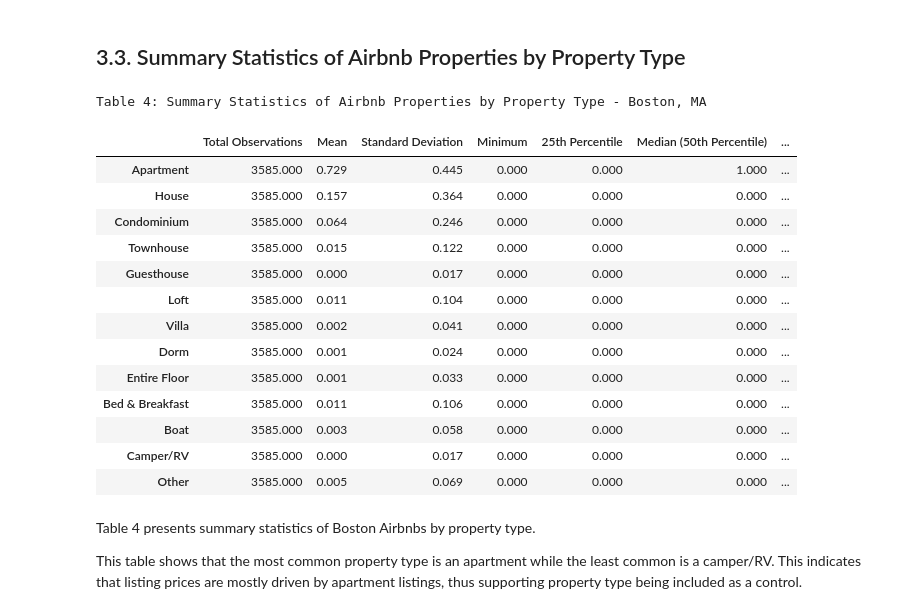
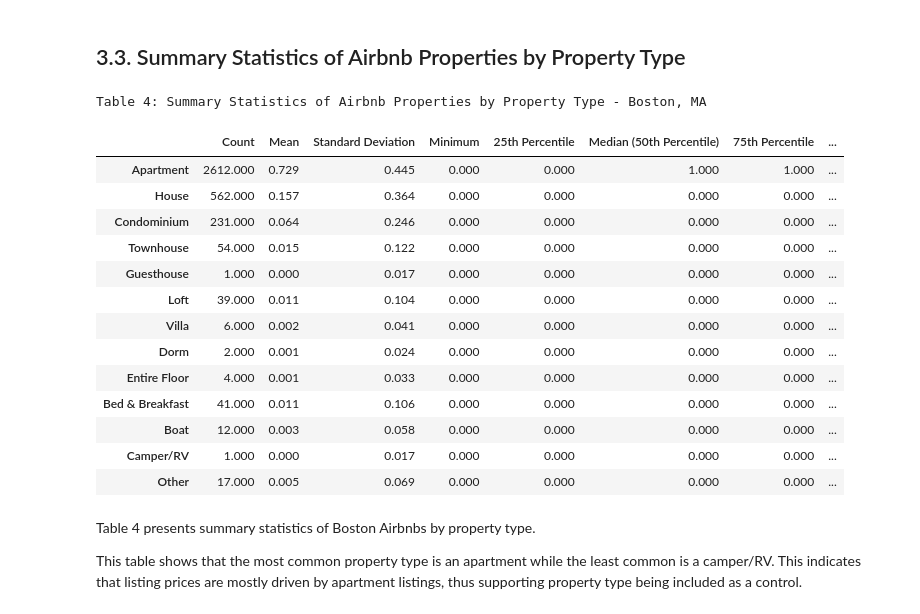
Before and after one commit to ECO225-W2025/eco225-project-code-easteli, a Jupyter notebook: Project1EliEaston.ipynb, the cells around one changed output. Drawn from its saved outputs; the diff is of its cells as text; code cells hidden in the pictures.

```diff
--- a/Project1EliEaston.ipynb
+++ b/Project1EliEaston.ipynb
@@ -314,42 +314,55 @@ This table shows that the most common Airbnb room type is an entire home or apar
 # %%
 #Generate summary stats of property type
 
 #Drop duplicate listings
 listings_temp3 = CalLisCrime.drop_duplicates(subset=["id"], keep="first")
+
+#Count the number of listings by property type, save to dataframe called count
+count = listings_temp3[["Apartment", "House", "Condominium",
+                                 "Townhouse", "Guesthouse", "Loft",
+                                 "Villa", "Dorm", "Entire Floor",
+                                 "Bed & Breakfast", "Boat", "Camper/RV",
+                                 "Other"]].sum().to_frame()
 
 #Create table of summary statistics for listings by property type
 summary_stats4 = listings_temp3[["Apartment", "House", "Condominium",
                                  "Townhouse", "Guesthouse", "Loft",
                                  "Villa", "Dorm", "Entire Floor",
                                  "Bed & Breakfast", "Boat", "Camper/RV",
                                  "Other"]].describe().T.round(3)
 
+#Drop "count" column
+summary_stats4.drop(columns=["count"], inplace=True)
+
+#Merge count and summary_stats4 dataframes
+summary_stats4 = count.merge(summary_stats4, left_index=True, right_index=True)
+
 #Rename columns
-summary_stats4.columns = ["Total Observations", "Mean", "Standard Deviation",
+summary_stats4.columns = ["Count", "Mean", "Standard Deviation",
                           "Minimum", "25th Percentile",
                           "Median (50th Percentile)", "75th Percentile",
                           "Maximum"]
 
 #Create title
 summary_stats4.style.set_caption("Table 4: Summary Statistics of Airbnb \
                                  Properties by Property Type - \
                                  Boston, MA").format("{:.3f}")
 # %% [output]
 Table 4: Summary Statistics of Airbnb Properties by Property Type - Boston, MA
-|  | Total Observations | Mean | Standard Deviation | Minimum | 25th Percentile | Median (50th Percentile) | ... |
-| Apartment | 3585.000 | 0.729 | 0.445 | 0.000 | 0.000 | 1.000 | ... |
-| House | 3585.000 | 0.157 | 0.364 | 0.000 | 0.000 | 0.000 | ... |
-| Condominium | 3585.000 | 0.064 | 0.246 | 0.000 | 0.000 | 0.000 | ... |
-| Townhouse | 3585.000 | 0.015 | 0.122 | 0.000 | 0.000 | 0.000 | ... |
-| Guesthouse | 3585.000 | 0.000 | 0.017 | 0.000 | 0.000 | 0.000 | ... |
-| Loft | 3585.000 | 0.011 | 0.104 | 0.000 | 0.000 | 0.000 | ... |
-| Villa | 3585.000 | 0.002 | 0.041 | 0.000 | 0.000 | 0.000 | ... |
-| Dorm | 3585.000 | 0.001 | 0.024 | 0.000 | 0.000 | 0.000 | ... |
-| Entire Floor | 3585.000 | 0.001 | 0.033 | 0.000 | 0.000 | 0.000 | ... |
-| Bed & Breakfast | 3585.000 | 0.011 | 0.106 | 0.000 | 0.000 | 0.000 | ... |
-| Boat | 3585.000 | 0.003 | 0.058 | 0.000 | 0.000 | 0.000 | ... |
-| Camper/RV | 3585.000 | 0.000 | 0.017 | 0.000 | 0.000 | 0.000 | ... |
-| Other | 3585.000 | 0.005 | 0.069 | 0.000 | 0.000 | 0.000 | ... |
+|  | Count | Mean | Standard Deviation | Minimum | 25th Percentile | Median (50th Percentile) | 75th Percentile | ... |
+| Apartment | 2612.000 | 0.729 | 0.445 | 0.000 | 0.000 | 1.000 | 1.000 | ... |
+| House | 562.000 | 0.157 | 0.364 | 0.000 | 0.000 | 0.000 | 0.000 | ... |
+| Condominium | 231.000 | 0.064 | 0.246 | 0.000 | 0.000 | 0.000 | 0.000 | ... |
+| Townhouse | 54.000 | 0.015 | 0.122 | 0.000 | 0.000 | 0.000 | 0.000 | ... |
+| Guesthouse | 1.000 | 0.000 | 0.017 | 0.000 | 0.000 | 0.000 | 0.000 | ... |
+| Loft | 39.000 | 0.011 | 0.104 | 0.000 | 0.000 | 0.000 | 0.000 | ... |
+| Villa | 6.000 | 0.002 | 0.041 | 0.000 | 0.000 | 0.000 | 0.000 | ... |
+| Dorm | 2.000 | 0.001 | 0.024 | 0.000 | 0.000 | 0.000 | 0.000 | ... |
+| Entire Floor | 4.000 | 0.001 | 0.033 | 0.000 | 0.000 | 0.000 | 0.000 | ... |
+| Bed & Breakfast | 41.000 | 0.011 | 0.106 | 0.000 | 0.000 | 0.000 | 0.000 | ... |
+| Boat | 12.000 | 0.003 | 0.058 | 0.000 | 0.000 | 0.000 | 0.000 | ... |
+| Camper/RV | 1.000 | 0.000 | 0.017 | 0.000 | 0.000 | 0.000 | 0.000 | ... |
+| Other | 17.000 | 0.005 | 0.069 | 0.000 | 0.000 | 0.000 | 0.000 | ... |
 # %% [markdown]
 Table 4 presents summary statistics of Boston Airbnbs by property type.
 
```
Also changed, not shown: parts of 2 cells of this notebook.
